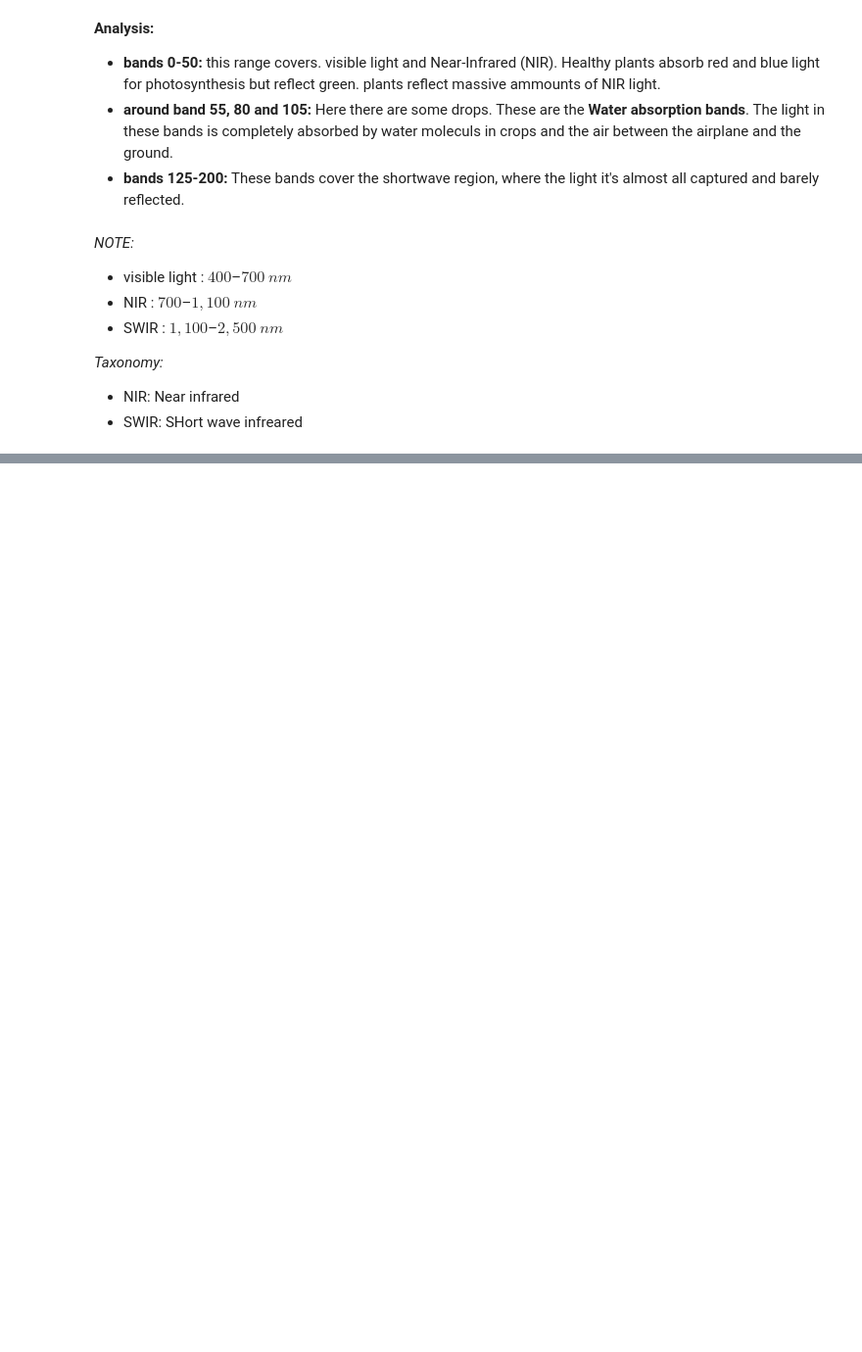
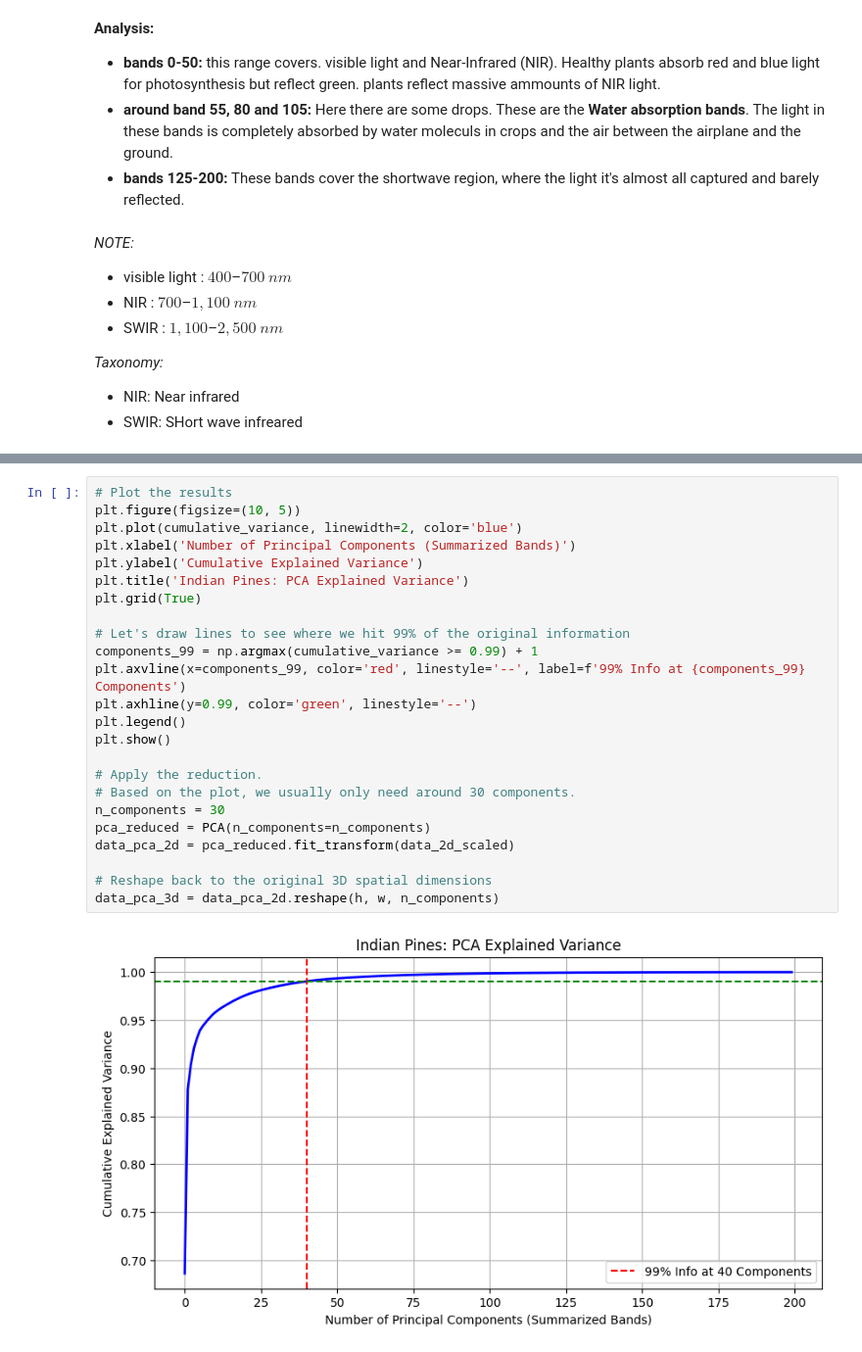
Before and after one commit to michelecarloni/CS_Thesis, a Jupyter notebook: notebooks/download_ds_indiana_pines.ipynb, the cells around one changed output, grey strips where cells are left out. Shown at 98% size. Drawn from its saved outputs; the diff is of its cells as text; blank space fills up the shorter version.

Commit message:
PCA and feature reduction on indiana pines applied

```diff
--- a/main.ipynb
+++ b/notebooks/download_ds_indiana_pines.ipynb
@@ -139,0 +176,26 @@ plt.show()
+# %%
+# Plot the results
+plt.figure(figsize=(10, 5))
+plt.plot(cumulative_variance, linewidth=2, color='blue')
+plt.xlabel('Number of Principal Components (Summarized Bands)')
+plt.ylabel('Cumulative Explained Variance')
+plt.title('Indian Pines: PCA Explained Variance')
+plt.grid(True)
+
+# Let's draw lines to see where we hit 99% of the original information
+components_99 = np.argmax(cumulative_variance >= 0.99) + 1
+plt.axvline(x=components_99, color='red', linestyle='--', label=f'99% Info at {components_99} Components')
+plt.axhline(y=0.99, color='green', linestyle='--')
+plt.legend()
+plt.show()
+
+# Apply the reduction.
+# Based on the plot, we usually only need around 30 components.
+n_components = 30
+pca_reduced = PCA(n_components=n_components)
+data_pca_2d = pca_reduced.fit_transform(data_2d_scaled)
+
+# Reshape back to the original 3D spatial dimensions
+data_pca_3d = data_pca_2d.reshape(h, w, n_components)
+# %% [output]
+[figure, added]
```
Also changed, not shown: parts of 13 cells of this notebook, 3 other files.
